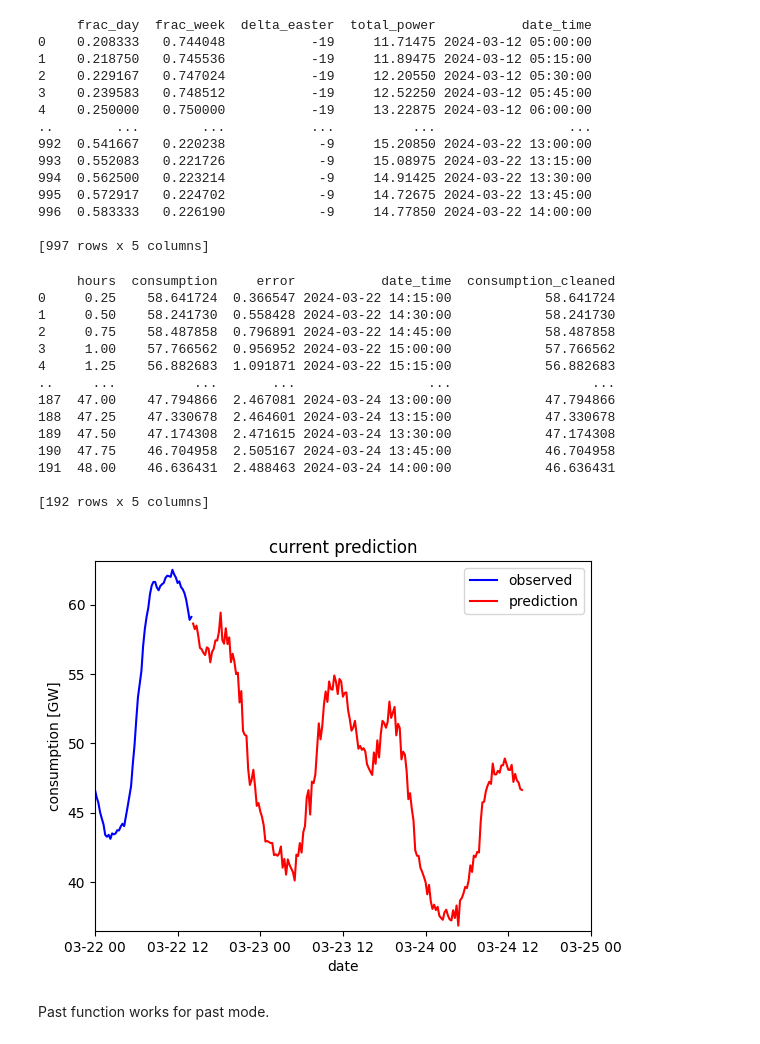
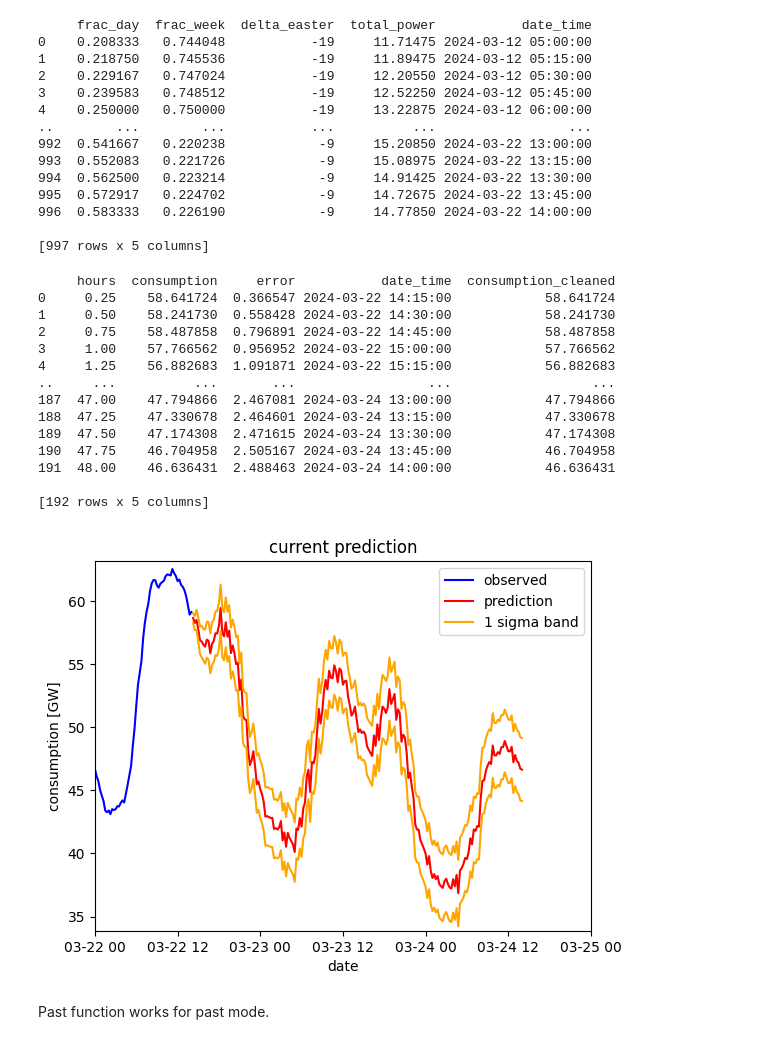
Before and after one commit to tkfritz/energy-timeseries, a Jupyter notebook: develope_new_predict.ipynb, the cells around one changed output. Saved outputs shown, nothing was run; the diff lists cells and outputs as text; code cells hidden in the pictures.

```diff
--- a/develope_new_predict.ipynb
+++ b/develope_new_predict.ipynb
@@ -210,8 +217,6 @@ errors=np.loadtxt("xgb2e_model_error_offset.txt")
 # %%
 prediction_newest=predict_from_now(power_newest.loc[power_newest.shape[0]-3:power_newest.shape[0],:],models[:],errors=errors,silent=True,version='d_easter1')
 print(prediction_newest)
-#plot prediction
-plot_prediction(power_newest.iloc[:,:],prediction_newest)
 # %% [output]
      hours  consumption     error           date_time  consumption_cleaned
 0     0.25    58.641724  0.366547 2024-03-22 14:15:00            58.641724
@@ -227,4 +232,3 @@ plot_prediction(power_newest.iloc[:,:],prediction_newest)
 191  48.00    46.636431  2.488463 2024-03-24 14:00:00            46.636431
 
 [192 rows x 5 columns]
-[figure, removed]
@@ -232,0 +235,5 @@ Looks now good.
+# %%
+#plot prediction
+plot_prediction(power_newest.iloc[:,:],prediction_newest,errors=True)
+# %% [output]
+[figure, added]
```
Also changed, not shown: parts of 9 cells of this notebook.
